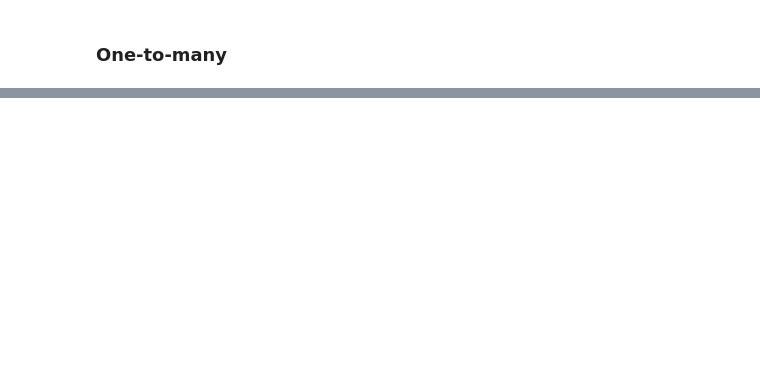
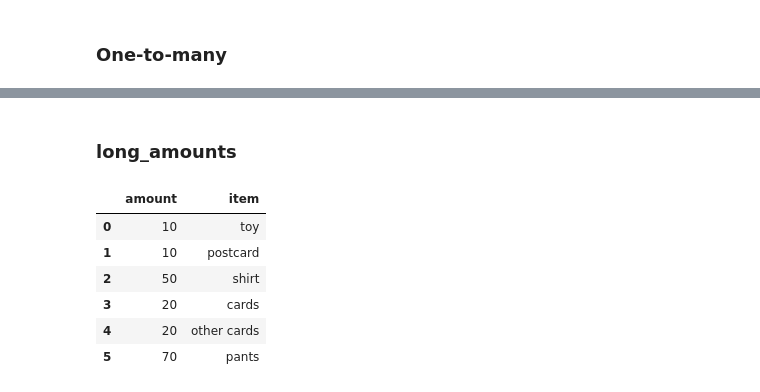
Before and after one commit to mveele/SQL_join_comms, a Jupyter notebook: comms_project.ipynb, the cells around one changed output, grey strips where cells are left out. Saved outputs shown, nothing was run; the diff lists cells and outputs as text; code cells hidden in the pictures; blank space fills up the shorter version.

```diff
--- a/comms_project.ipynb
+++ b/comms_project.ipynb
@@ -398,0 +429,19 @@ One-to-many
+# %% [markdown]
+### long_amounts
+# %%
+query = f'''
+
+SELECT  *
+FROM long_amounts
+
+;'''
+df_long_amount = select_query(query)
+df_long_amount
+# %% [output]
+|  | amount | item |
+| 0 | 10 | toy |
+| 1 | 10 | postcard |
+| 2 | 50 | shirt |
+| 3 | 20 | cards |
+| 4 | 20 | other cards |
+| 5 | 70 | pants |
```
Also changed, not shown: parts of 15 cells of this notebook, 1 other file.
